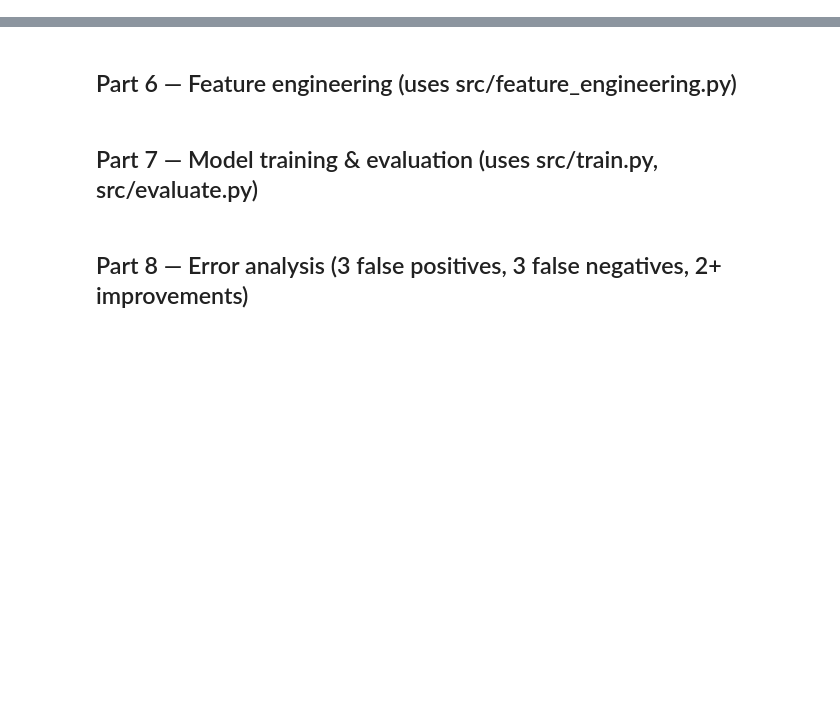
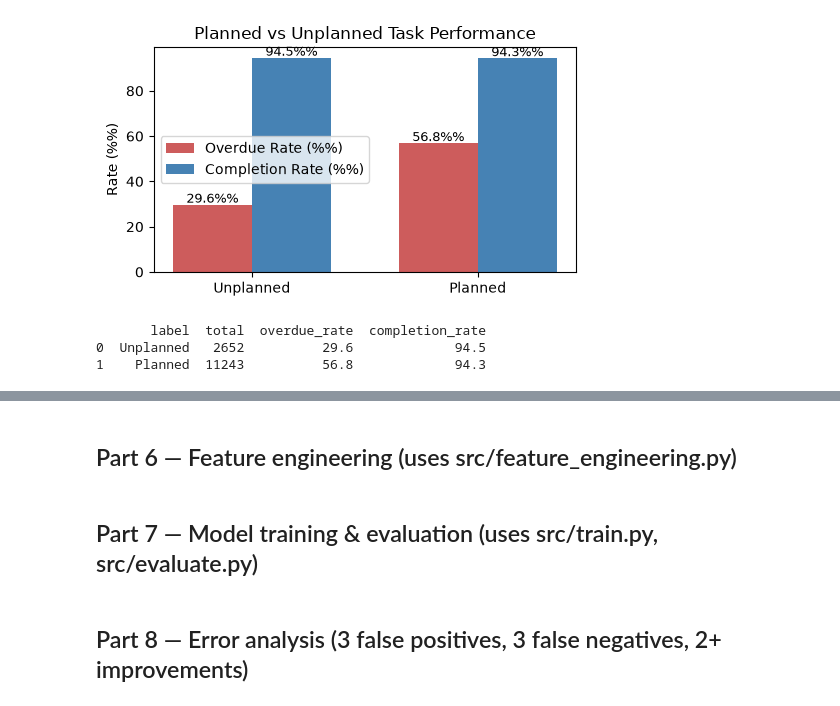
Before and after one commit to Bezawit-cloud/Bezawit_Assefa_pms_overdue_work_risk_analysis, a Jupyter notebook: notebooks/pms_analysis_and_modeling.ipynb, the cells around one changed output, grey strips where cells are left out. Drawn from its saved outputs; the diff is of its cells as text; code cells hidden in the pictures; blank space fills up the shorter version.

```diff
--- a/notebooks/pms_analysis_and_modeling.ipynb
+++ b/notebooks/pms_analysis_and_modeling.ipynb
@@ -13,2 +232,11 @@ Sections mirror the assignment parts. Fill in as you go.
 # %%
-# TODO
+def profile_table(table_name):
+    q = f"SELECT COUNT(*) AS row_count, COUNT(DISTINCT id) AS distinct_ids FROM {table_name}"
+    row = pd.read_sql(q, engine).iloc[0]
+    print(f"{table_name}: rows={row['row_count']}, distinct_ids={row['distinct_ids']}")
+
+tables = ['tasks_task','tasks_sub_task','tasks_goal','tasks_ksi','tasks_milestone',
+          'tasks_kpi','tasks_major_activity','basedata_department','basedata_position','users_user']
+
+for t in tables:
+    profile_table(t)
@@ -26,0 +795,32 @@ Sections mirror the assignment parts. Fill in as you go.
+# %%
+planned_stats = analytical_df.groupby('is_planned').agg(
+    total=('task_id', 'count'),
+    overdue=('calculated_overdue', 'sum'),
+    completed=('status', lambda x: (x == 'completed').sum())
+).reset_index()
+planned_stats['overdue_rate'] = round(100 * planned_stats['overdue'] / planned_stats['total'], 1)
+planned_stats['completion_rate'] = round(100 * planned_stats['completed'] / planned_stats['total'], 1)
+planned_stats['label'] = planned_stats['is_planned'].map({True: 'Planned', False: 'Unplanned'})
+
+fig, ax = plt.subplots(figsize=(5, 3))
+x = range(len(planned_stats))
+width = 0.35
+ax.bar([i - width/2 for i in x], planned_stats['overdue_rate'], width, label='Overdue Rate (%%)', color='indianred')
+ax.bar([i + width/2 for i in x], planned_stats['completion_rate'], width, label='Completion Rate (%%)', color='steelblue')
+ax.set_xticks(list(x))
+ax.set_xticklabels(planned_stats['label'])
+ax.set_ylabel('Rate (%%)')
+ax.set_title('Planned vs Unplanned Task Performance')
+ax.legend()
+for i, row in planned_stats.iterrows():
+    ax.text(i - width/2, row['overdue_rate'] + 1, f"{row['overdue_rate']}%%", ha='center', fontsize=9)
+    ax.text(i + width/2, row['completion_rate'] + 1, f"{row['completion_rate']}%%", ha='center', fontsize=9)
+plt.tight_layout()
+plt.savefig('viz_planned_vs_unplanned.png', dpi=150)
+plt.show()
+print(planned_stats[['label','total','overdue_rate','completion_rate']])
+# %% [output]
+[figure, added]
+       label  total  overdue_rate  completion_rate
+0  Unplanned   2652          29.6             94.5
+1    Planned  11243          56.8             94.3
```
Also changed, not shown: parts of 61 cells of this notebook, 1 other file.
